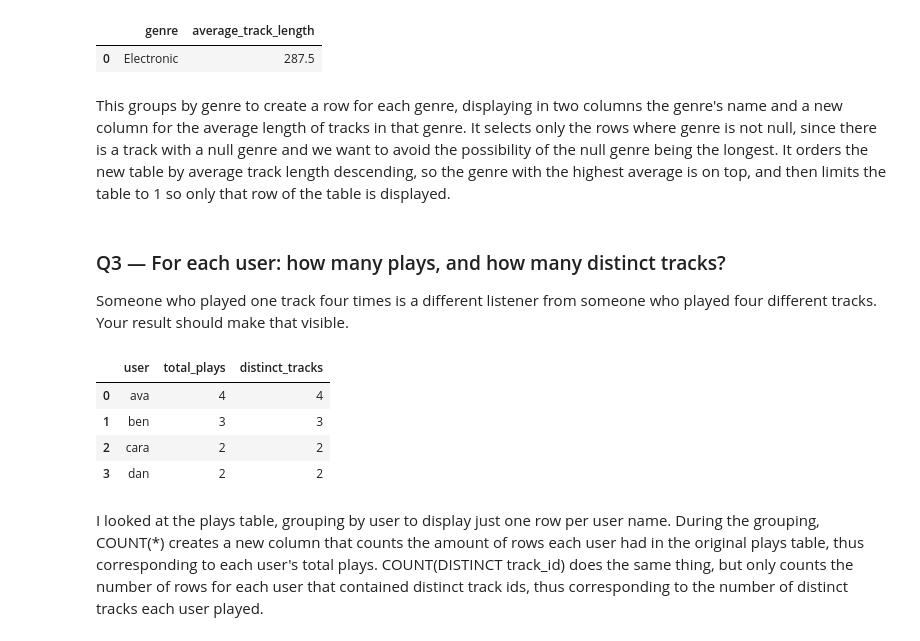
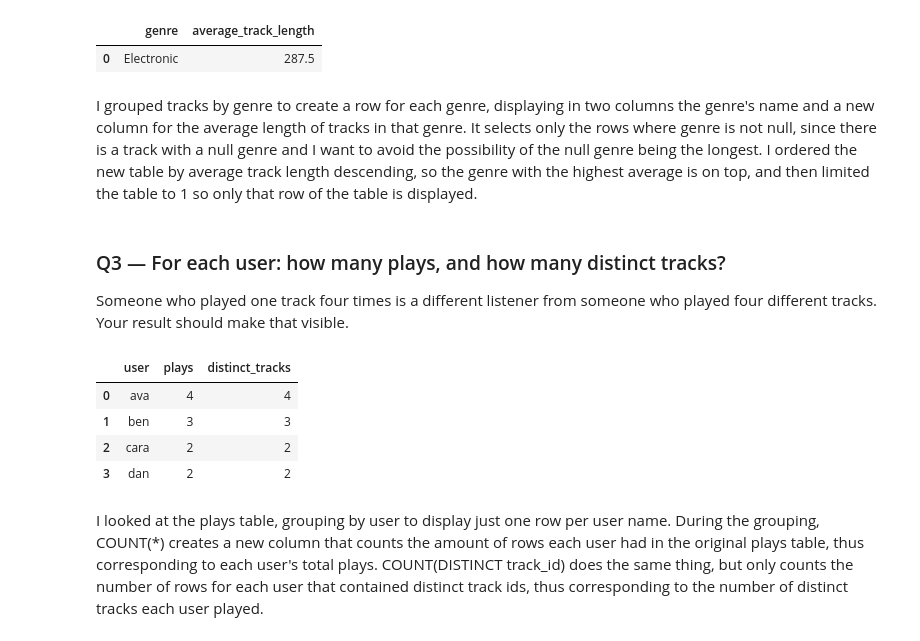
Before and after one commit to natecarter459-droid/ds2002-fa26, a Jupyter notebook: notebooks/02-sql-databases/2026-09-11 — SQL Challenge Set — Lab.ipynb, the cells around one changed output. Drawn from its saved outputs; the diff is of its cells as text; code cells hidden in the pictures.

```diff
--- a/notebooks/02-sql-databases/2026-09-11 — SQL Challenge Set — Lab.ipynb
+++ b/notebooks/02-sql-databases/2026-09-11 — SQL Challenge Set — Lab.ipynb
@@ -80,19 +80,19 @@ LIMIT 1
 |  | genre | average_track_length |
 | 0 | Electronic | 287.5 |
 # %% [markdown]
-This groups by genre to create a row for each genre, displaying in two columns the genre's name and a new column for the average length of tracks in that genre. It selects only the rows where genre is not null, since there is a track with a null genre and we want to avoid the possibility of the null genre being the longest. It orders the new table by average track length descending, so the genre with the highest average is on top, and then limits the table to 1 so only that row of the table is displayed.
+I grouped tracks by genre to create a row for each genre, displaying in two columns the genre's name and a new column for the average length of tracks in that genre. It selects only the rows where genre is not null, since there is a track with a null genre and I want to avoid the possibility of the null genre being the longest. I ordered the new table by average track length descending, so the genre with the highest average is on top, and then limited the table to 1 so only that row of the table is displayed.
 # %% [markdown]
 ### Q3 — For each user: how many plays, and how many distinct tracks?
 
 Someone who played one track four times is a different listener from someone who played four different tracks. Your result should make that visible.
 # %%
 q('''
-SELECT user, COUNT(*) AS total_plays, COUNT(DISTINCT track_id) AS distinct_tracks
+SELECT user, COUNT(*) AS plays, COUNT(DISTINCT track_id) AS distinct_tracks
 FROM plays
 GROUP BY user
 ''')
 # %% [output]
-|  | user | total_plays | distinct_tracks |
+|  | user | plays | distinct_tracks |
 | 0 | ava | 4 | 4 |
 | 1 | ben | 3 | 3 |
 | 2 | cara | 2 | 2 |
```
Also changed, not shown: parts of 3 cells of this notebook.
